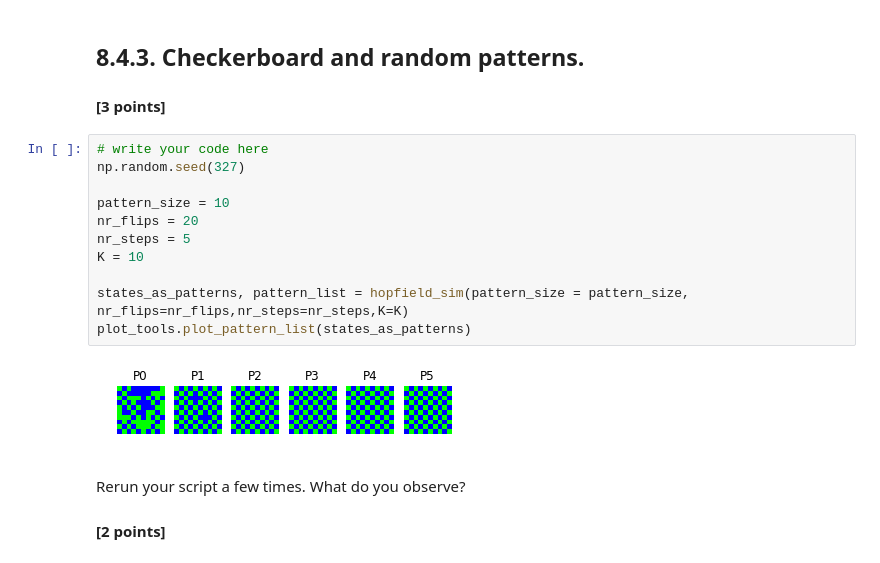
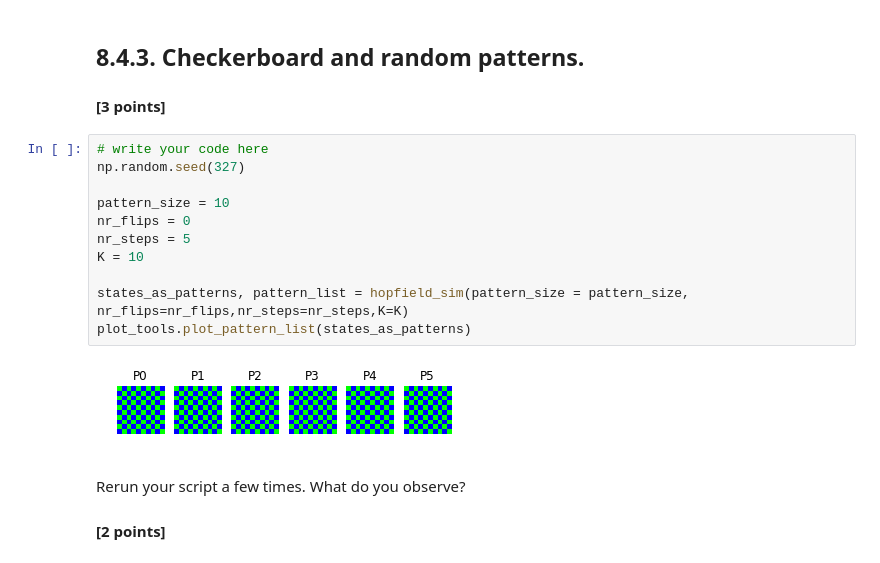
Before and after one commit to fedeflo2/Bestbio1, a Jupyter notebook: Ex8_firstName_lastName_000.ipynb, the cells around one changed output. Drawn from its saved outputs; the diff is of its cells as text.

```diff
--- a/Ex8_firstName_lastName_000.ipynb
+++ b/Ex8_firstName_lastName_000.ipynb
@@ -277,16 +271,16 @@ Using the value $C_{store}$
 # %%
 # write your code here
 np.random.seed(327)
 
 pattern_size = 10
-nr_flips = 20
+nr_flips = 0
 nr_steps = 5
 K = 10
 
 states_as_patterns, pattern_list = hopfield_sim(pattern_size = pattern_size, nr_flips=nr_flips,nr_steps=nr_steps,K=K)
 plot_tools.plot_pattern_list(states_as_patterns)
 # %% [output]
-[figure, old version]
+[figure, new version]
 # %% [markdown]
 Rerun your script a few times. What do you observe?
 #### [2 points]
```
Also changed, not shown: parts of 3 cells of this notebook.
